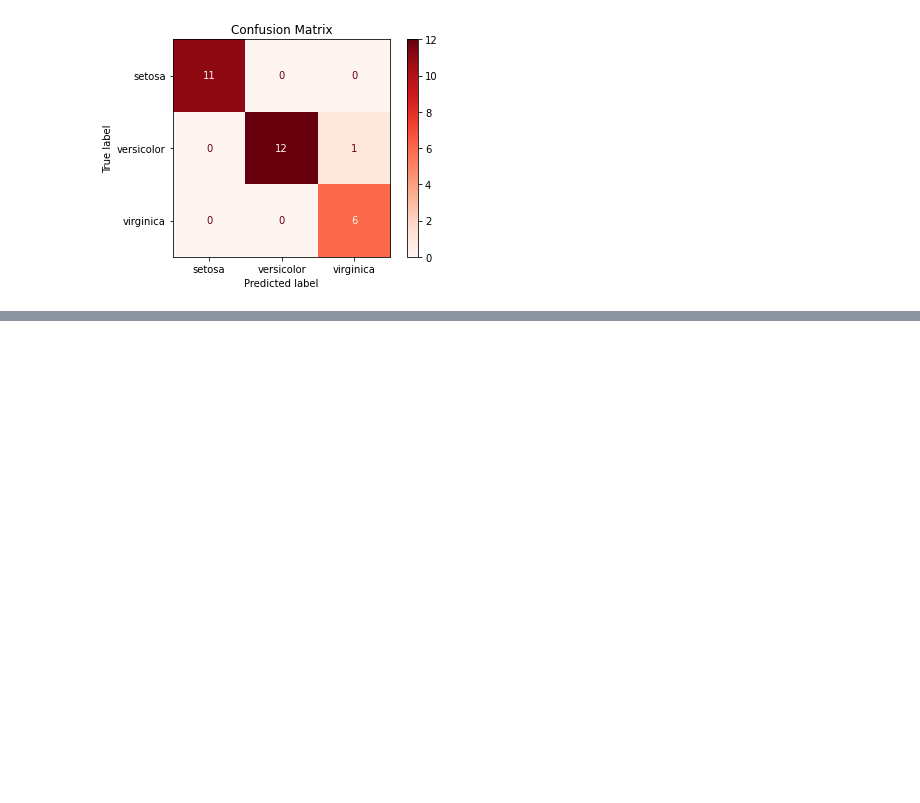
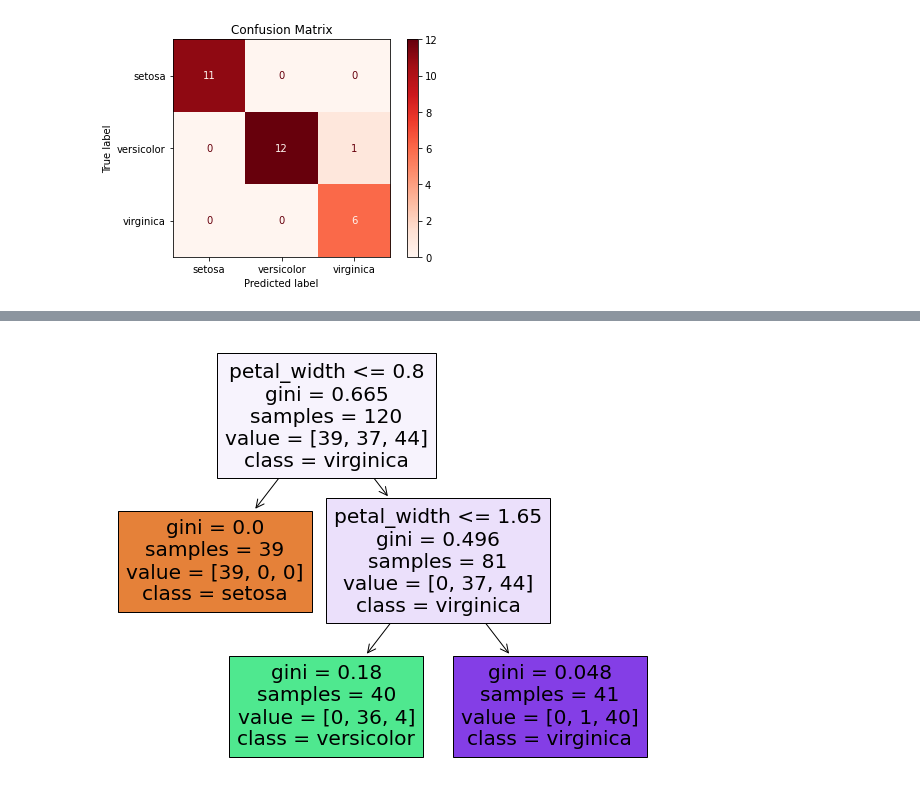
Before and after one commit to soobin2121/ML_EDU, a Jupyter notebook: 200818_ml_iris_sample.ipynb, the cells around one changed output, grey strips where cells are left out. Cells and saved outputs as stored; diff of their text form; code cells hidden in the pictures; blank space fills up the shorter version.

```diff
--- a/200818_ml_iris_sample.ipynb
+++ b/200818_ml_iris_sample.ipynb
@@ -150,7 +152,7 @@ x_train, x_test, y_train, y_test = train_test_split(iris_data, iris_label, test_
 from sklearn.tree import DecisionTreeClassifier
 
 #객체 생성
-dt_clf = DecisionTreeClassifier(random_state= 1)
+dt_clf = DecisionTreeClassifier(random_state= 1, max_depth=2)
 
 #모형 학습
 dt_clf.fit(x_train, y_train)
@@ -185,0 +204,10 @@ disp.ax_.set_title('Confusion Matrix');
+# %%
+import matplotlib.pyplot as plt
+
+explt_vars = ["sepal_length", "sepal_width", "petal_length", "petal_width"]
+fct_val = {0: 'setosa', 1: 'versicolor', 2: "virginica"}
+
+plt.figure(figsize = (10,8))
+plot_tree(dt_clf, feature_names = explt_vars, class_names = fct_val, filled = True);
+# %% [output]
+[figure, added]
```
Also changed, not shown: parts of 4 cells of this notebook.
